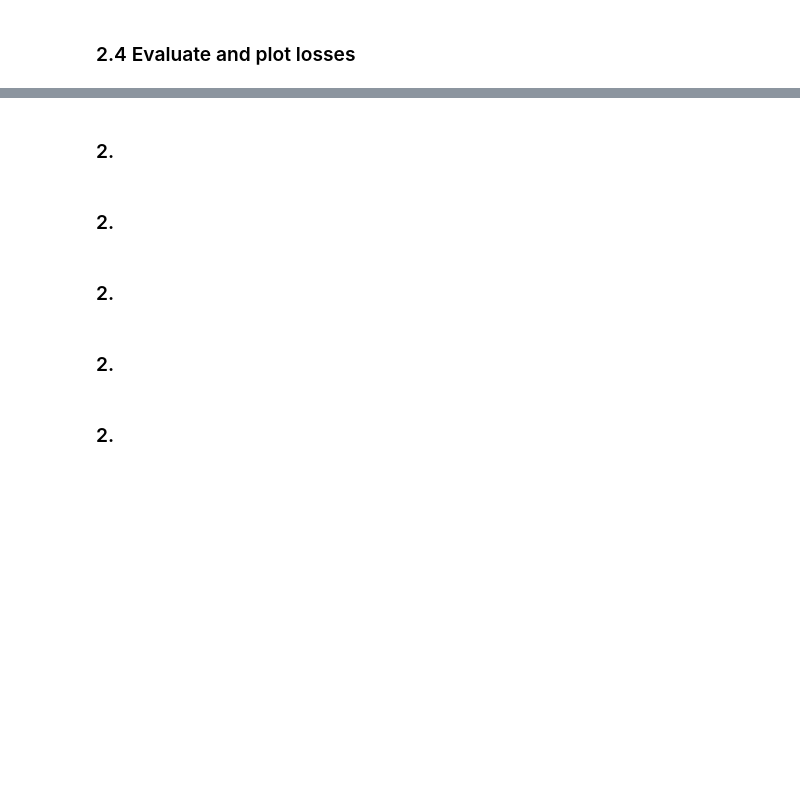
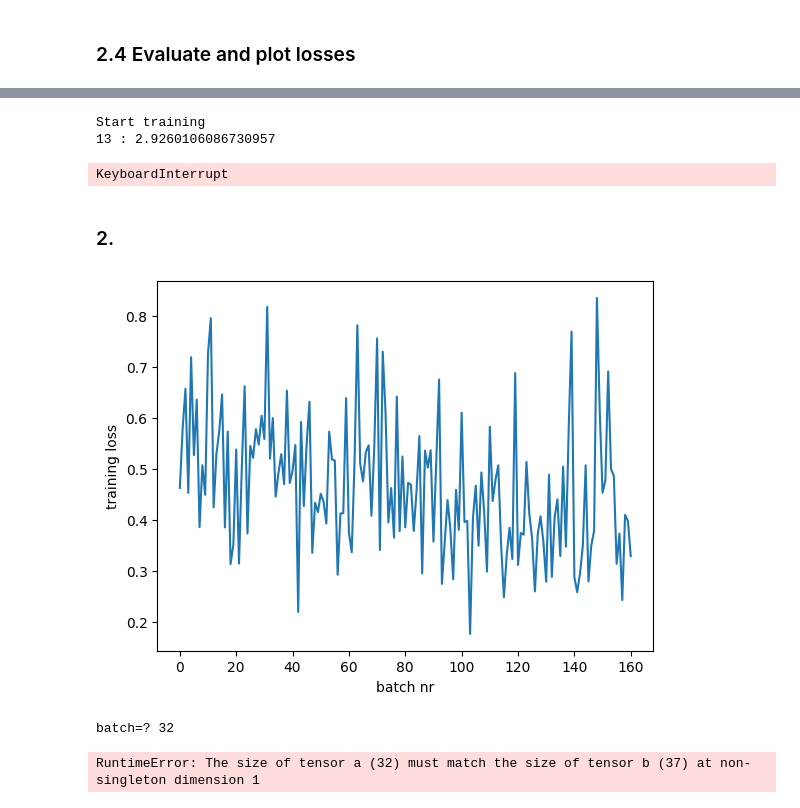
Before and after one commit to deblargue/deep25-project, a Jupyter notebook: deep_project2.ipynb, the cells around one changed output, grey strips where cells are left out. Cells and saved outputs as stored; diff of their text form; code cells hidden in the pictures; blank space fills up the shorter version.

```diff
--- a/deep_project2.ipynb
+++ b/deep_project2.ipynb
@@ -379,0 +447,5 @@ Accuracy: 98.2312925170068 %
+# %%
+dataloader_train, dataloader_test, dataloader_val = get_dataloaders(n_batch=32, f_train=0.7, f_test=0.1, f_valid=0.2, target_type="category")
+
+print("done loading multiclass data")
+print("number of batches:", len(dataloader_train))
@@ -379,0 +458,10 @@ Accuracy: 98.2312925170068 %
+# %%
+
+### 2.3 Initialize model, train, and plot losses
+print(f"cuda == {torch.cuda.is_available()}")
+
+device = torch.device('cuda' if torch.cuda.is_available() else 'cpu')
+
+model1, optimizer1 = create_model_and_optim_multi(choice="resnet34", lr=0.001, wd=0.0005, n_freeze=1)
+model2, optimizer2 = create_model_and_optim_multi(choice="resnet34", lr=0.001, wd=0.0005, n_freeze=2)
+model3, optimizer3 = create_model_and_optim_multi(choice="resnet34", lr=0.001, wd=0.0005, n_freeze=3)
@@ -379,0 +478,12 @@ Accuracy: 98.2312925170068 %
+# %%
+
+#print(torch.cuda.get_device_name(0))  # Tesla P4
+
+print("Start training")
+losses = train_multi(model1, dataloader_train, optimizer1, epochs=1)
+#losses2 = train_multi(model2, dataloader_train, optimizer2, epochs=1)
+#losses3 = train_multi(model3, dataloader_train, optimizer3, epochs=1)
+# %% [output]
+Start training
+13 : 2.9260106086730957
+KeyboardInterrupt
@@ -380,10 +526,12 @@ Accuracy: 98.2312925170068 %
 # %% [markdown]
 ### 2.
-# %% [markdown]
-### 2.
-# %% [markdown]
-### 2.
-# %% [markdown]
-### 2.
-# %% [markdown]
-### 2.
+# %%
+
+plot_losses(losses)
+# %% [output]
+[figure, added]
+# %%
+compute_accuracy_multi(model, dataloader_test)
+# %% [output]
+batch=? 32
+RuntimeError: The size of tensor a (32) must match the size of tensor b (37) at non-singleton dimension 1
```
Also changed, not shown: parts of 14 cells of this notebook.
